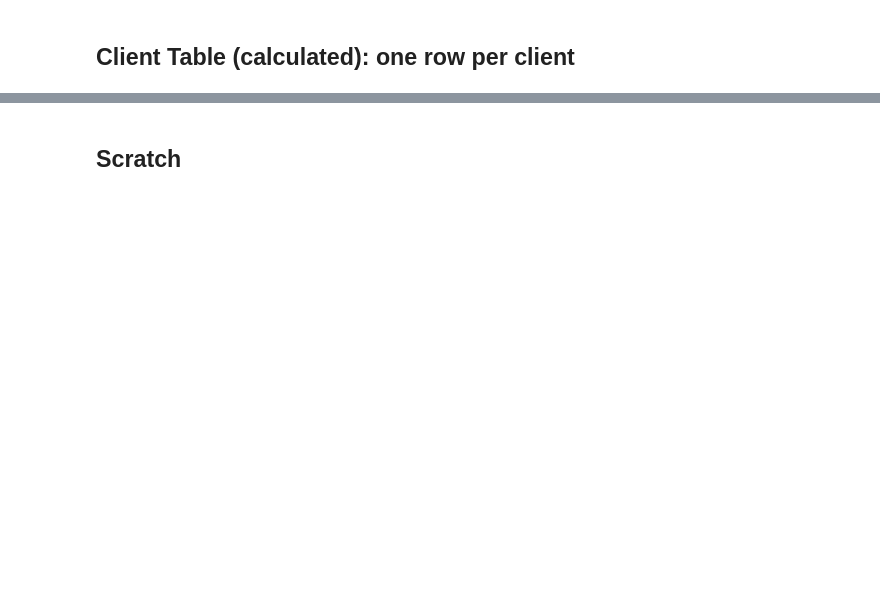
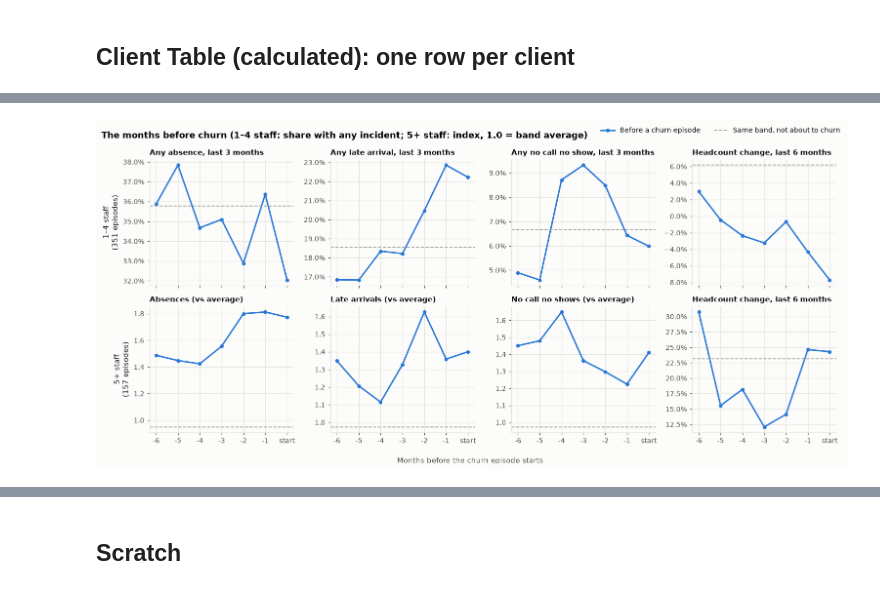
Before and after one commit to fonso-p/cloudstaff_dev, a Jupyter notebook: Churn Analysis/churn_analysis_raw.ipynb, the cells around one changed output, grey strips where cells are left out. Saved outputs shown, nothing was run; the diff lists cells and outputs as text; code cells hidden in the pictures; blank space fills up the shorter version.

```diff
--- a/Churn Analysis/churn_analysis_raw.ipynb
+++ b/Churn Analysis/churn_analysis_raw.ipynb
@@ -98,0 +1719,93 @@ client_table.head()
+# %%
+# ---------------- 2.5 How early do the signals show? (the months before a churn episode, by size band) ----------------
+# A churn episode starts at the first snapshot where a client is about to churn (the band's outcome) and the month
+# before it was not. Each line follows those clients back 6 months; the dashed line is the average of client-months in
+# the same band that were not about to churn.
+# The timing table then tests the driver / early-warning grouping against the data: a driver should already be raised
+# 4-6 months before an episode; an early warning should only rise in the last month or two.
+LEADUP = {"1–4 staff": ["any_absence_3m", "any_tardiness_3m", "any_ncns_3m", "headcount_change_6m"],
+          "5+ staff":  ["absence_index", "tardiness_index", "ncns_index", "headcount_change_6m"]}
+RAISED = 1.25        # "raised" = at least 25% above the not-about-to-churn average
+s = snapshots.sort_values(["Shortcode", "snapshot"]).copy()
+s["month_no"] = s["snapshot"].dt.year * 12 + s["snapshot"].dt.month
+prev = s.groupby("Shortcode")["churned"].shift(1)
+prev_month = s.groupby("Shortcode")["month_no"].shift(1)
+s["episode_start"] = s["churned"] & ~((prev == True) & (prev_month == s["month_no"] - 1))
+flags = event_flags.loc[s.index].add_prefix("ev: ")
+s = pd.concat([s, flags], axis=1)
+EV_COLS = list(flags.columns)
+
+
+def months_before(starts, cols):
+    """Average of cols for the episode clients at k = -6 .. 0 months from the episode start."""
+    out = {}
+    for k in range(-6, 1):
+        m = starts[["Shortcode", "month_no"]].assign(month_no=starts["month_no"] + k).merge(s[["Shortcode", "month_no"] + cols],
+                                                                                             on=["Shortcode", "month_no"])
+        out[k] = m[cols].mean()
+    return pd.DataFrame(out).T
+
+
+timing_rows, leadup = [], {}
+for band in BAND_NAMES:
+    starts = s[s["episode_start"] & (s["size_band"] == band)]
+    base = s[(s["size_band"] == band) & ~s["churned"]]
+    feats = LEADUP[band]
+    lead = months_before(starts, feats)
+    leadup[band] = (lead, base[feats].mean(), len(starts))
+
+    ev = months_before(starts, EV_COLS)
+    base_ev = base[EV_COLS].mean()
+    for c in EV_COLS:
+        label = c[4:]
+        early = ev.loc[-6:-4, c].mean() / base_ev[c] if base_ev[c] > 0 else np.nan
+        late = ev.loc[-1:0, c].mean() / base_ev[c] if base_ev[c] > 0 else np.nan
+        group = EVENTS[label][0]
+        if base_ev[c] * len(starts) < 5 or pd.isna(early):
+            verdict, agrees = "too rare to tell", "–"
+        elif early >= RAISED:
+            verdict = "raised 4–6 months ahead and just before" if late >= RAISED else "raised 4–6 months ahead, fades before"
+            agrees = "yes" if group.startswith("Driver") else "no: shows earlier than an early warning should"
+        elif late >= RAISED:
+            verdict = "raised only just before"
+            agrees = "yes" if group == "Early warning" else "no: shows later than a driver should"
+        else:
+            verdict, agrees = "not raised before churn", "no signal"
+        timing_rows.append({"size band": band, "event": label, "my grouping": group,
+                            "4–6 months before (x average)": early, "0–1 months before (x average)": late,
+                            "what the data says": verdict, "agrees with my grouping?": agrees})
+timing = pd.DataFrame(timing_rows)
+
+# small multiples: one row per band
+fig, axes = plt.subplots(len(BAND_NAMES), 4, figsize=(14, 6.4), sharex=True)
+for row, band in zip(axes, BAND_NAMES):
+    lead, base, n = leadup[band]
+    for ax, f in zip(row, LEADUP[band]):
+        ax.plot(lead.index, lead[f], color=COLORS["main"], marker="o", markersize=4, label="Before a churn episode")
+        ax.axhline(base[f], color=COLORS["muted"], linestyle="--", linewidth=1.2, label="Same band, not about to churn")
+        ax.set_title(LABEL[f], fontsize=9.5)
+        ax.set_xticks(range(-6, 1), [f"{k}" if k else "start" for k in range(-6, 1)])
+        if f.startswith("any_"):
+            ax.yaxis.set_major_formatter(mtick.PercentFormatter(1, decimals=None))
+        if f == "headcount_change_6m":
+            ax.yaxis.set_major_formatter(mtick.PercentFormatter(1, decimals=None))
+    row[0].set_ylabel(f"{band}\n({n:,} episodes)", fontsize=10, color=COLORS["text"])
+fig.legend(*axes[0][0].get_legend_handles_labels(), loc="upper right", ncol=2, bbox_to_anchor=(1, 1.01))
+fig.supxlabel("Months before the churn episode starts", fontsize=10, color=COLORS["text2"])
+fig.suptitle("The months before churn (1–4 staff: share with any incident; 5+ staff: index, 1.0 = band average)",
+             x=0.01, ha="left", fontsize=12, fontweight="bold")
+fig.tight_layout()
+plt.show()
+
+for band in BAND_NAMES:
+    lead, base, n = leadup[band]
+    show_table(lead.T.rename(columns=lambda k: f"{k} months" if k else "start").assign(**{"not about to churn": base})
+               .rename(index=LABEL).reset_index(names="feature"),
+               num_cols=[*(f"{k} months" for k in range(-6, 0)), "start", "not about to churn"],
+               caption=f"{band}: average before a churn episode vs clients not about to churn")
+
+show_table(timing[timing["my grouping"] != "Profile"],
+           num_cols=["4–6 months before (x average)", "0–1 months before (x average)"],
+           caption=f"Does the data agree with the driver / early-warning grouping? (raised = {RAISED:.2f}x the not-about-to-churn average or more)")
+# %% [output]
+[figure, added]
```
Also changed, not shown: parts of 85 cells of this notebook, 24 other files.
